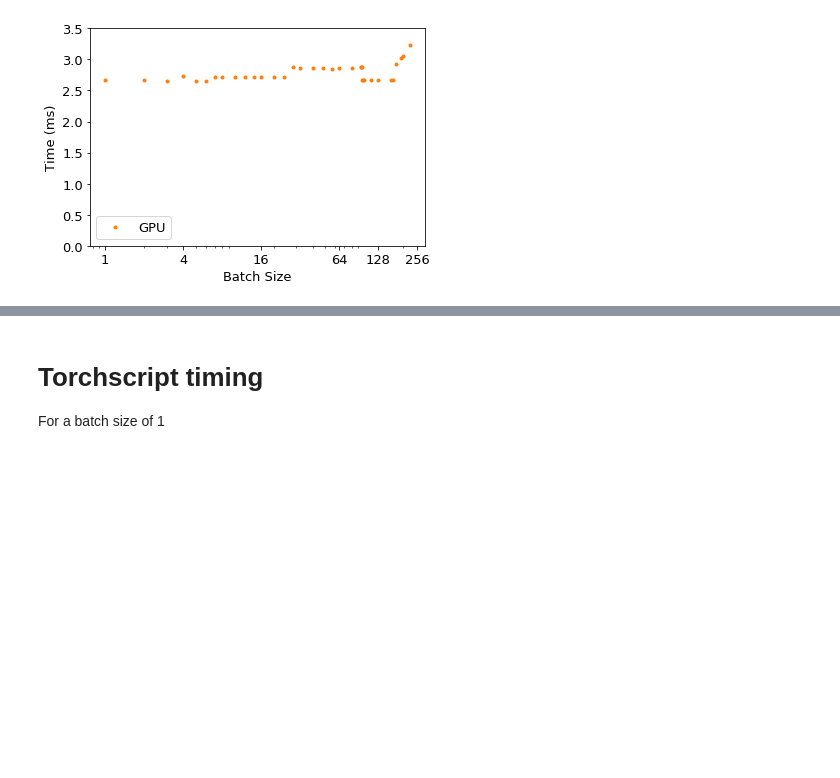
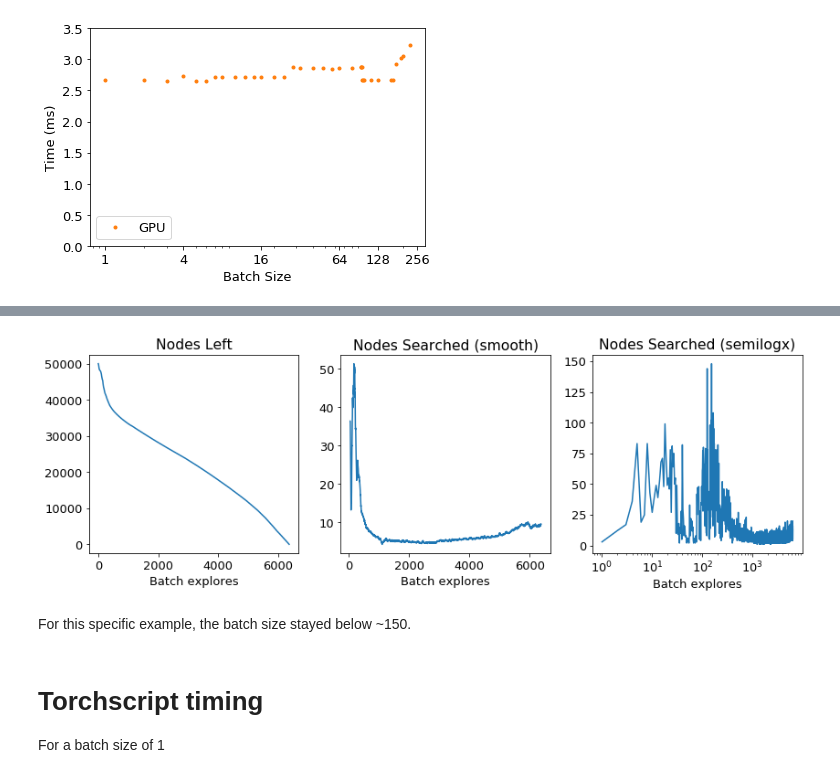
Before and after one commit to fqjin/ultimate-tictactoe, a Jupyter notebook: notebooks/Timing.ipynb, the cells around one changed output, grey strips where cells are left out. Saved outputs shown, nothing was run; the diff lists cells and outputs as text; code cells hidden in the pictures; blank space fills up the shorter version.

Commit message:
Add timing results for batching explore

```diff
--- a/notebooks/Timing.ipynb
+++ b/notebooks/Timing.ipynb
@@ -60,0 +138,8 @@ plt.show()
+# %%
+import matplotlib
+import matplotlib.pyplot as plt
+import numpy as np
+import pandas as pd
+matplotlib.rcParams.update({'font.size': 13})
+data = pd.read_csv('../misc/Game2-8.csv')
+data.head()
@@ -61,3 +153,22 @@ plt.show()
+# %%
+plt.figure(figsize=(14, 4))
+plt.subplot(131)
+plt.plot(data['Nodes Left'])
+plt.xlabel('Batch explores')
+plt.title('Nodes Left')
+plt.subplot(132)
+plt.plot(data['Nodes Searched'].rolling(50).mean())
+plt.xlabel('Batch explores')
+plt.title('Nodes Searched (smooth)')
+plt.subplot(133)
+plt.semilogx(np.arange(len(data['Nodes Searched']))+1, data['Nodes Searched'])
+plt.xlabel('Batch explores')
+plt.title('Nodes Searched (semilogx)')
+plt.show()
+# %% [output]
+[figure, added]
+# %% [markdown]
+For this specific example, the batch size stayed below ~150.
 # %% [markdown]
 # Torchscript timing
 For a batch size of 1
```
Also changed, not shown: parts of 10 cells of this notebook.
